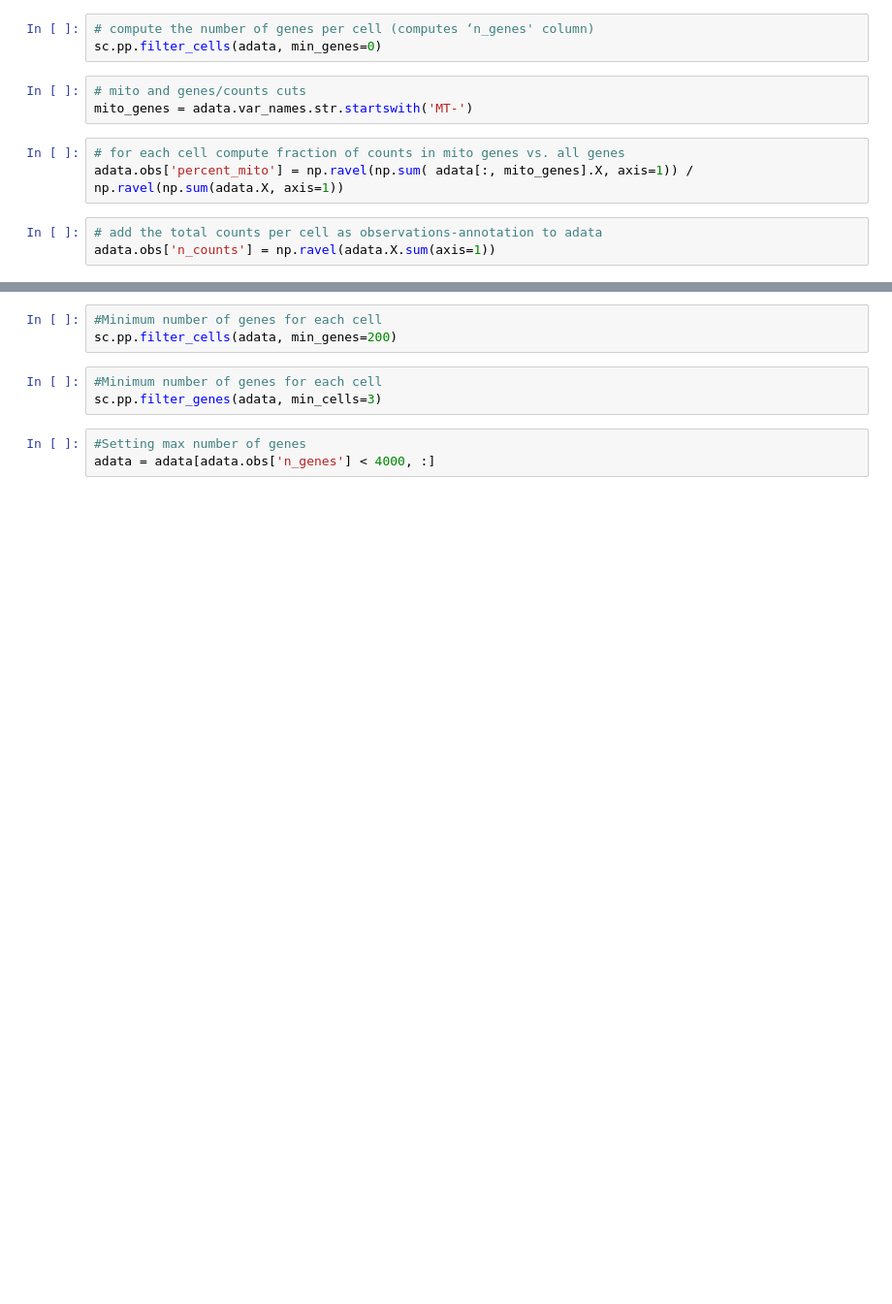
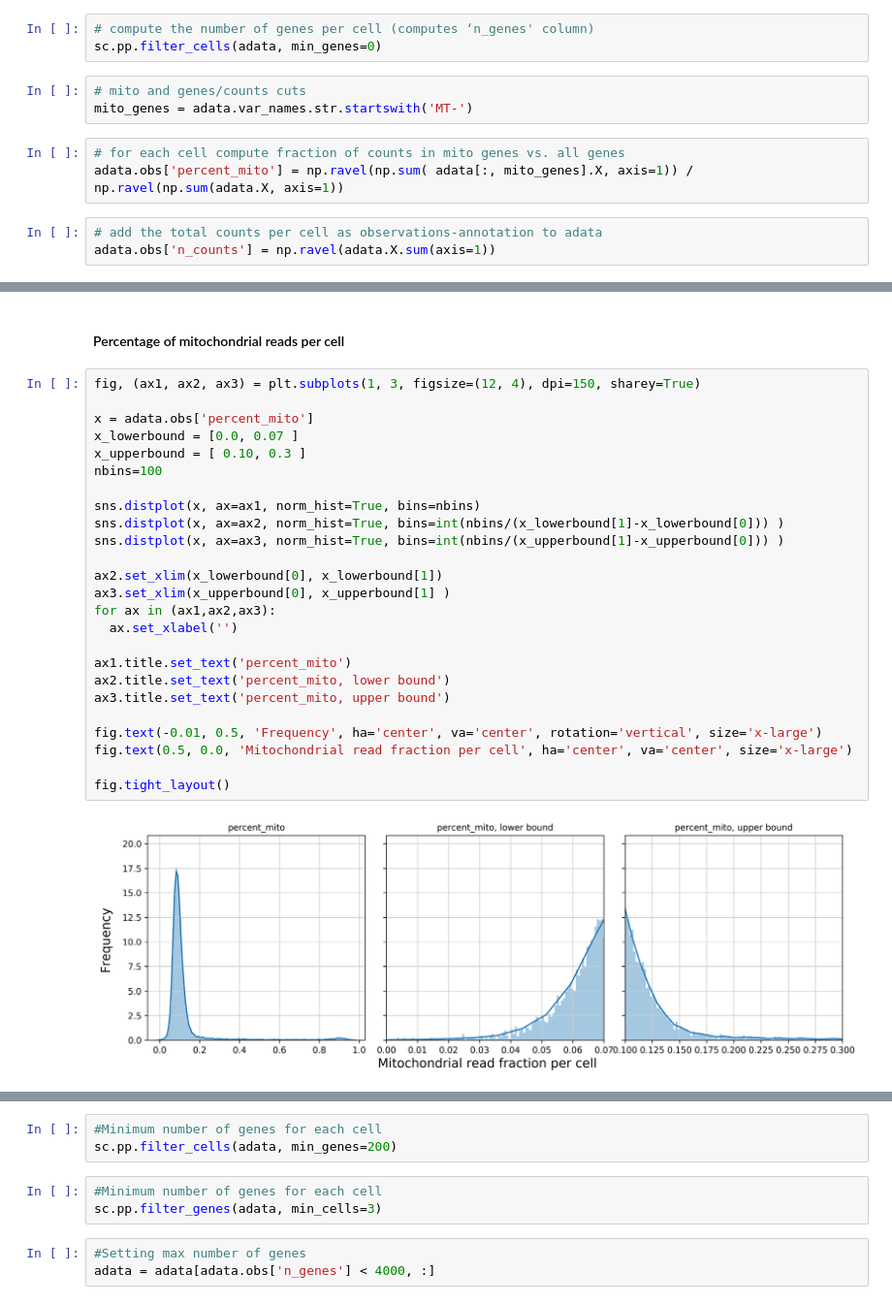
Before and after one commit to carlos-a-enriquez/dask_k8s, a Jupyter notebook: PBMC_project/PBMC10k_SCENIC_short-version.ipynb, the cells around one changed output, grey strips where cells are left out. Shown at 97% size. Drawn from its saved outputs; the diff is of its cells as text; blank space fills up the shorter version.

```diff
--- a/PBMC_project/PBMC10k_SCENIC_short-version.ipynb
+++ b/PBMC_project/PBMC10k_SCENIC_short-version.ipynb
@@ -83,0 +162,29 @@ adata.obs['n_counts'] = np.ravel(adata.X.sum(axis=1))
+# %% [markdown]
+#### Percentage of mitochondrial reads per cell
+# %%
+fig, (ax1, ax2, ax3) = plt.subplots(1, 3, figsize=(12, 4), dpi=150, sharey=True)
+
+x = adata.obs['percent_mito']
+x_lowerbound = [0.0, 0.07 ]
+x_upperbound = [ 0.10, 0.3 ]
+nbins=100
+
+sns.distplot(x, ax=ax1, norm_hist=True, bins=nbins)
+sns.distplot(x, ax=ax2, norm_hist=True, bins=int(nbins/(x_lowerbound[1]-x_lowerbound[0])) )
+sns.distplot(x, ax=ax3, norm_hist=True, bins=int(nbins/(x_upperbound[1]-x_upperbound[0])) )
+
+ax2.set_xlim(x_lowerbound[0], x_lowerbound[1])
+ax3.set_xlim(x_upperbound[0], x_upperbound[1] )
+for ax in (ax1,ax2,ax3):
+  ax.set_xlabel('')
+
+ax1.title.set_text('percent_mito')
+ax2.title.set_text('percent_mito, lower bound')
+ax3.title.set_text('percent_mito, upper bound')
+
+fig.text(-0.01, 0.5, 'Frequency', ha='center', va='center', rotation='vertical', size='x-large')
+fig.text(0.5, 0.0, 'Mitochondrial read fraction per cell', ha='center', va='center', size='x-large')
+
+fig.tight_layout()
+# %% [output]
+[figure, added]
```
Also changed, not shown: parts of 24 cells of this notebook, 1 other file.
